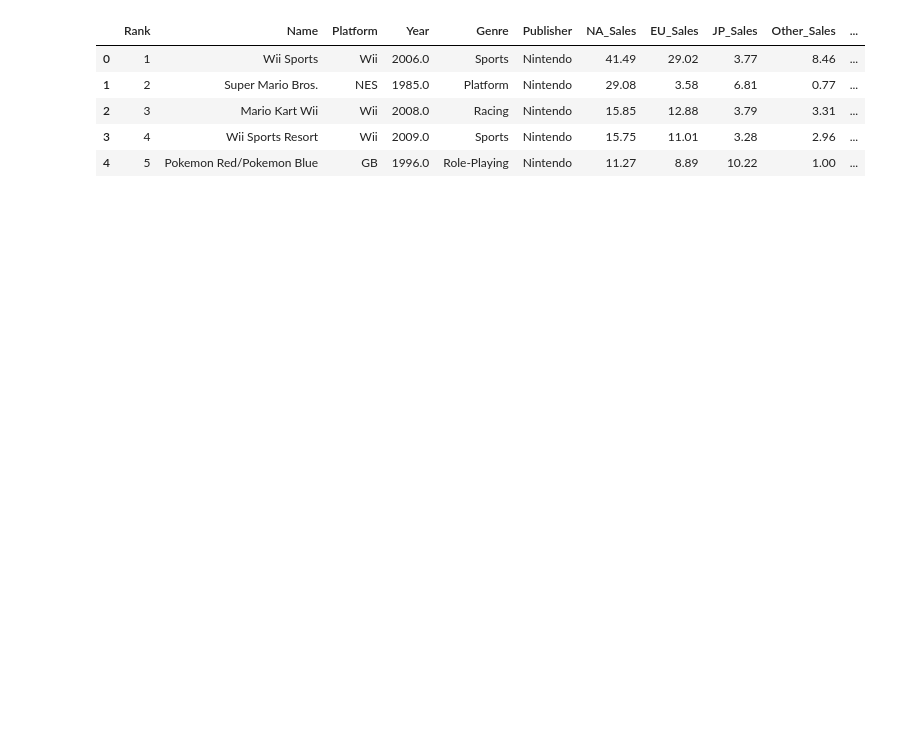
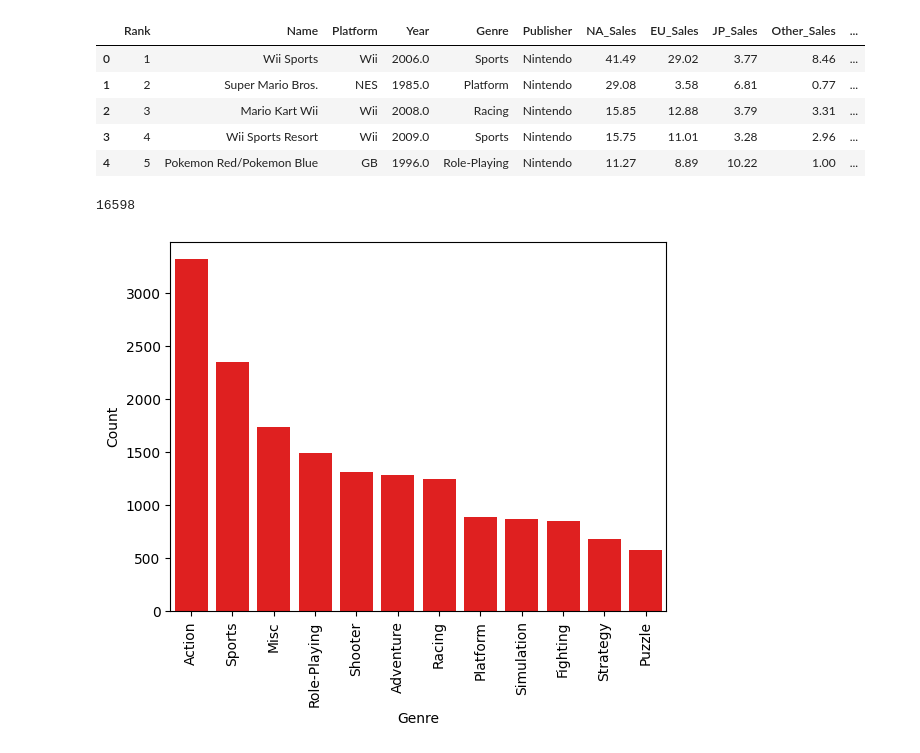
Before and after one commit to gregor-net/ProgrammingLab, a Jupyter notebook: 5_Esericzi_lez5.ipynb, the cells around one changed output. Cells and saved outputs as stored; diff of their text form; code cells hidden in the pictures; blank space fills up the shorter version.

```diff
--- a/5_Esericzi_lez5.ipynb
+++ b/5_Esericzi_lez5.ipynb
@@ -66,3 +138,17 @@ df.head()
 | 2 | 3 | Mario Kart Wii | Wii | 2008.0 | Racing | Nintendo | 15.85 | 12.88 | 3.79 | 3.31 | ... |
 | 3 | 4 | Wii Sports Resort | Wii | 2009.0 | Sports | Nintendo | 15.75 | 11.01 | 3.28 | 2.96 | ... |
 | 4 | 5 | Pokemon Red/Pokemon Blue | GB | 1996.0 | Role-Playing | Nintendo | 11.27 | 8.89 | 10.22 | 1.00 | ... |
+# %%
+df.shape[0]
+# %% [output]
+16598
+# %%
+gen = df['Genre'].value_counts().reset_index()
+gen.columns = ['Genre', 'Count']
+
+sns.barplot(x='Genre', y='Count', data=gen, color='red')
+
+plt.xticks(rotation=90)
+plt.show()
+# %% [output]
+[figure, added]
```
Also changed, not shown: parts of 12 cells of this notebook, 1 other file.
